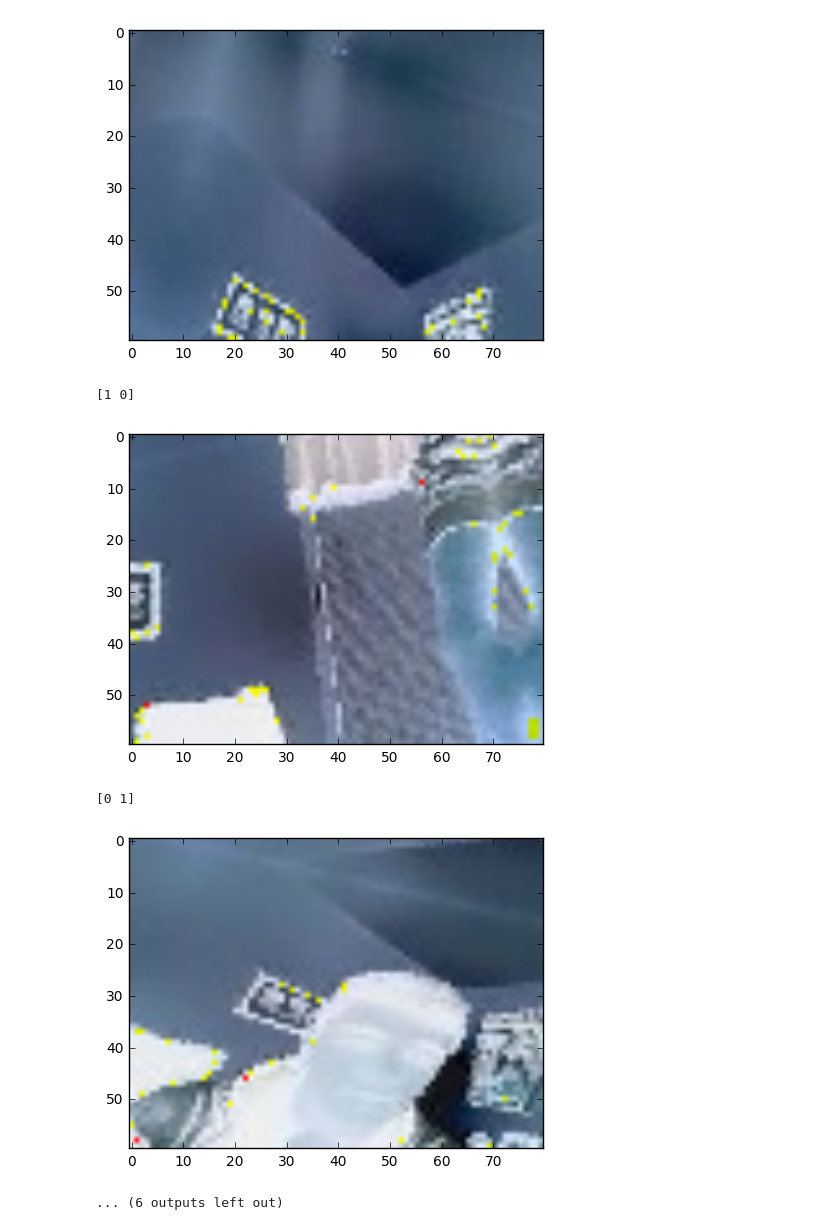
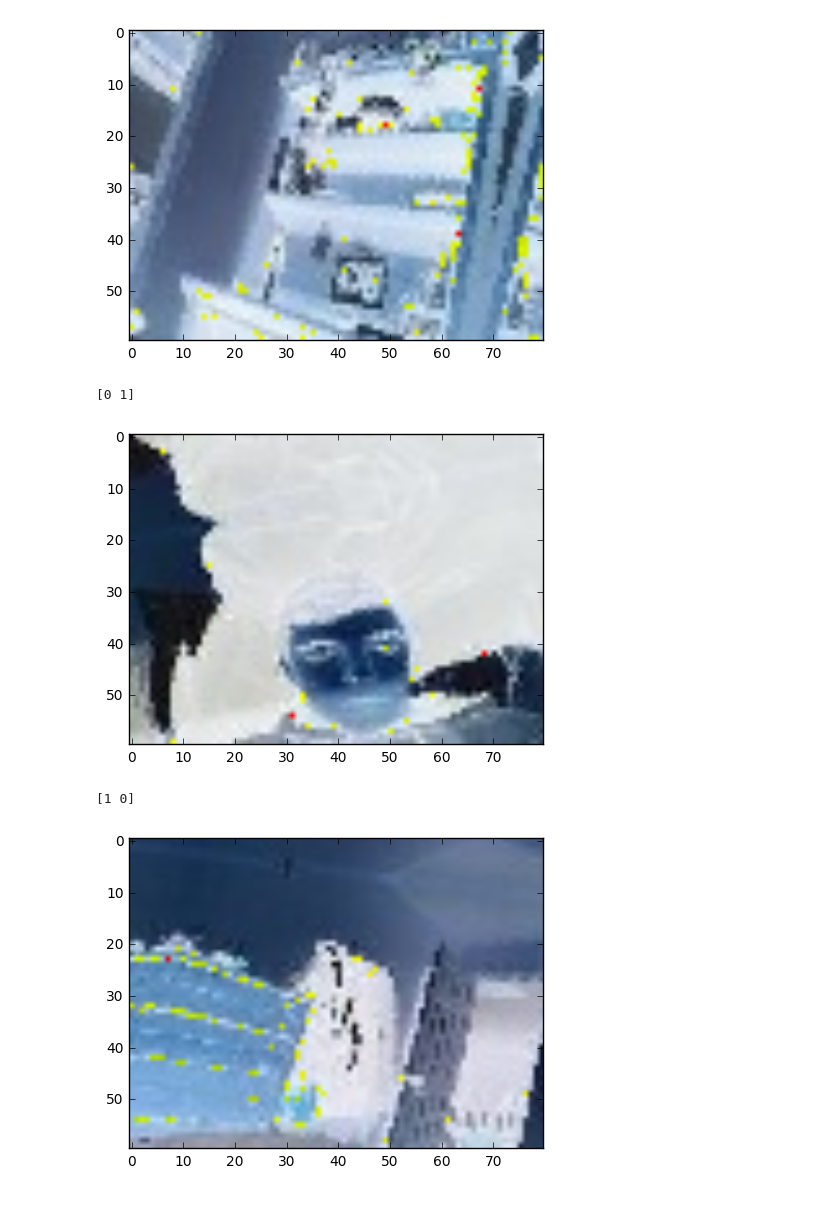
Before and after one commit to tkawchak/facial_recognition, a Jupyter notebook: read_TFRecords_file.ipynb, the cells around one changed output. Drawn from its saved outputs; the diff is of its cells as text; code cells hidden in the pictures.

Commit message:
added outputs to python notebooks

```diff
--- a/read_TFRecords_file.ipynb
+++ b/read_TFRecords_file.ipynb
@@ -62,7 +62,7 @@ def read_and_decode(reader, filename_queue, num_images):
     return images, labels
 # %%
 # path where the tfrecords can found
-record_path = '/media/tom/Files/MyPrograms/Python27/tensorflow_CNN/new_tfrecord_files/'
+record_path = '/media/tom/Files/MyPrograms/Python27/tensorflow_CNN/tfrecord_files/'
 
 # list all of the training and testing examples
 train_files = glob.glob(record_path + 'train*.tfrecords')
@@ -85,7 +85,7 @@ with tf.Session() as sess:
     coord = tf.train.Coordinator()
     threads = tf.train.start_queue_runners(coord=coord, sess=sess)
 
-    for i in range(3):
+    for i in range(2):
         # get the images and labels from tfrecords files
         images, labels = sess.run([next_image, next_label])
 
@@ -105,11 +105,11 @@ with tf.Session() as sess:
         print(lab_enc[0])
         plt.imshow(im_disp[0])
         plt.show()
-        print(lab_enc[55])
-        plt.imshow(im_disp[55])
+        print(lab_enc[5])
+        plt.imshow(im_disp[5])
         plt.show()
-        print(lab_enc[72])
-        plt.imshow(im_disp[72])
+        print(lab_enc[7])
+        plt.imshow(im_disp[7])
         plt.show()
 
     coord.request_stop()
@@ -128,7 +128,6 @@ with tf.Session() as sess:
 [1 0]
-[figure, old version]
+[figure, new version]
-[1 0]
+[0 1]
-[figure, old version]
+[figure, new version]
-[0 1]
+[1 0]
-[figure, old version]
+[figure, new version]
-... (6 outputs left out)
```
Also changed, not shown: parts of 1 cell of this notebook, 3 other files.
